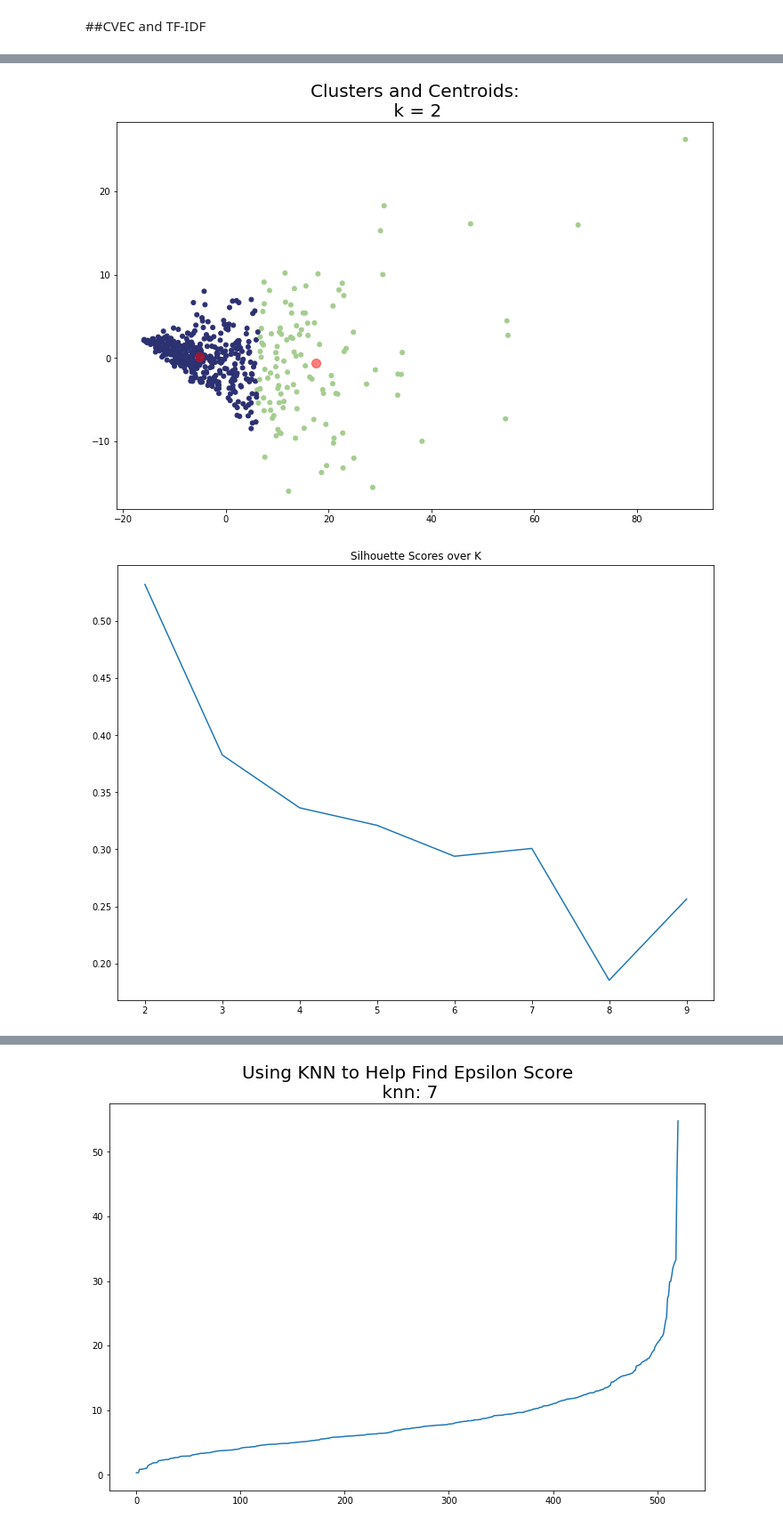
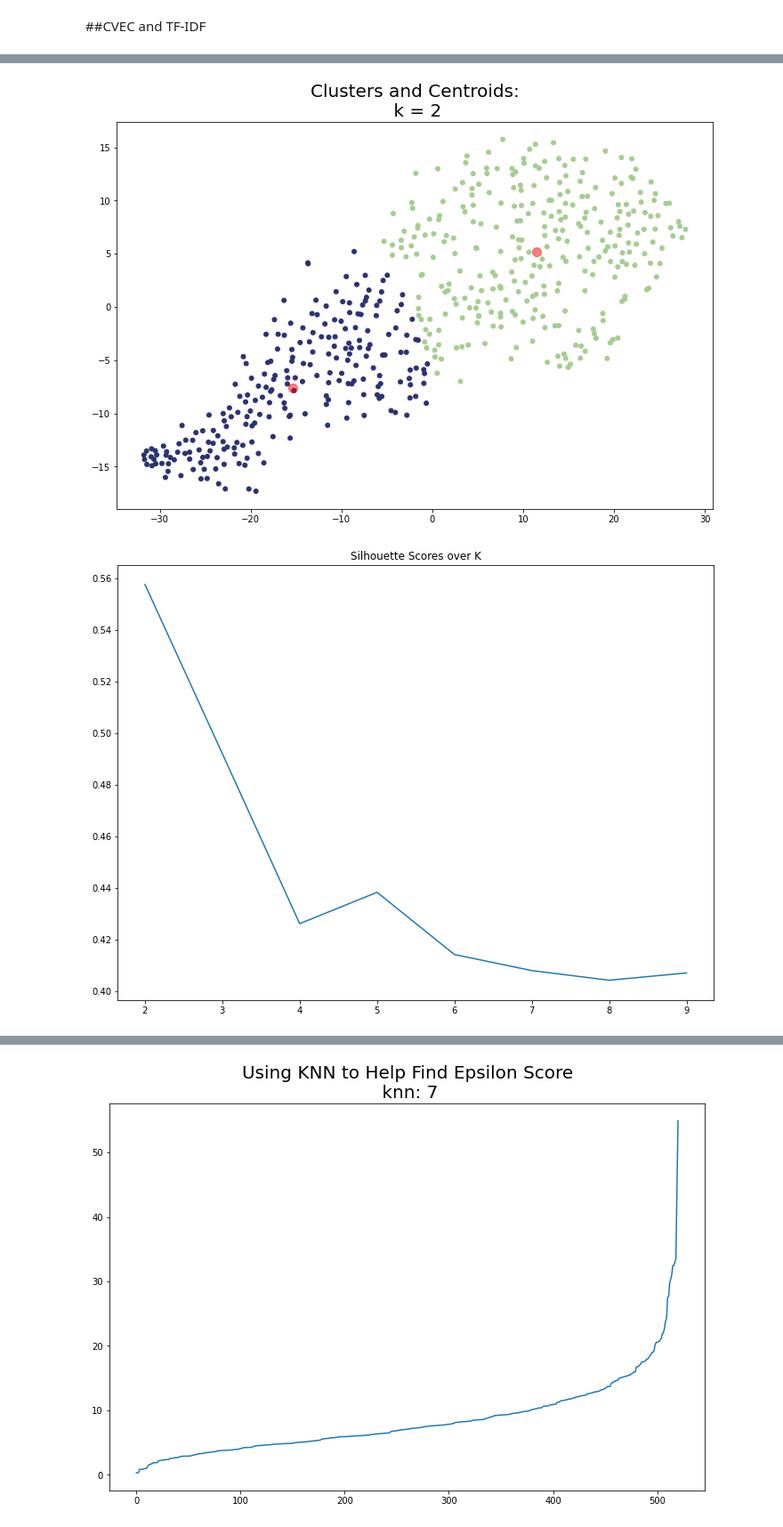
Before and after one commit to jabrown5/political-affiliation-using-twitter-116th-congress, a Jupyter notebook: code/05_Modeling.ipynb, the cells around one changed output, grey strips where cells are left out. Shown: that part at 89% size. Saved outputs shown, nothing was run; the diff lists cells and outputs as text; code cells hidden in the pictures.

```diff
--- a/code/05_Modeling.ipynb
+++ b/code/05_Modeling.ipynb
@@ -117,7 +75,7 @@ data = pd.concat([data1, data2, data3, data4], axis=0, sort=False)
 # data = data.drop_duplicates()
 # %%
 # keeping only certain columns that will be used
-columns_keep =['screen_name','state','position','name','party','tweet_count','text_concat_clean','liststring','vectors']
+columns_keep =['screen_name','state','position','name','party','tweet_count','text_concat_clean','liststring','vectors', 'text_length', 'word_length']
 
 data = data[columns_keep]
 # %%
@@ -161,6 +117,19 @@ X_pca = pca.fit_transform(X)
 # Applying standard scaler, then applying PCA to word vectors
 pca_sc = PCA(n_components = 0.95)
 X_pca_sc = pca_sc.fit_transform(X_sc)
+
+# TSNE w/ scaled data
+tsne = TSNE(n_components=2)
+X_tsne = tsne.fit_transform(X)
+
+X_tsne_pca = tsne.fit_transform(X_pca)
+
+
+# TSNE w/ scaled data
+tsne = TSNE(n_components=2)
+X_tsne_sc = tsne.fit_transform(X_sc)
+
+X_tsne_sc_pca = tsne.fit_transform(X_pca_sc)
 # %%
 def find_scores_k(X_choice):
     # looking at multiple silhouette scores
@@ -332,15 +349,15 @@ plot_k_clusters(2, X_pca)
 # %%
-# Based on above information, fitting with model with best inertia score
-# to get labels
+# Based on above information, fit model w/ info
+# from model w/ best silhouette & inertia scores to get labels
+# add cluster labels to dataframe
 
 km = KMeans(n_clusters = 2, random_state=516)
 
-km.fit(X_pca)
-
+km.fit(X_tsne_sc)
 
 print(set(km.labels_))
 
-print(silhouette_score(X_pca, km.labels_))
+print(silhouette_score(X_tsne_sc, km.labels_))
 
 print('--------------------')
 
@@ -501,6 +502,24 @@ X_pca_t = pca.fit_transform(X_t)
 pca_sc = PCA(n_components = 0.95)
 X_pca_sc_c = pca_sc.fit_transform(X_sc_c)
 X_pca_sc_t = pca_sc.fit_transform(X_sc_t)
+
+# TSNE w/ scaled data
+tsne = TSNE(n_components=2)
+# X_tsne = tsne.fit_transform(X)
+X_tsne_c = tsne.fit_transform(X_c)
+X_tsne_t = tsne.fit_transform(X_t)
+
+X_tsne_sc_c = tsne.fit_transform(X_pca_c)
+X_tsne_sc_t = tsne.fit_transform(X_pca_t)
+
+# TSNE w/ scaled data
+tsne = TSNE(n_components=2)
+# X_tsne_sc = tsne.fit_transform(X_sc)
+X_tsne_pca_c = tsne.fit_transform(X_pca_c)
+X_tsne_pca_t = tsne.fit_transform(X_pca_t)
+
+X_tsne_pca_sc_c = tsne.fit_transform(X_pca_sc_c)
+X_tsne_pca_sc_t = tsne.fit_transform(X_pca_sc_t)
 # %%
 find_scores_k(X_c)
 # %% [output]
@@ -552,9 +619,9 @@ find_scores_k(X_pca_sc_c)
 # %%
-plot_k_clusters(2, X_pca_sc_c)
+plot_k_clusters(2, X_tsne_pca_sc_c)
 # %% [output]
-[figure, old version]
+[figure, new version]
 # %%
-plot_sil_score(X_pca_c)
+plot_sil_score(X_tsne_pca_sc_c)
 # %% [output]
-[figure, old version]
+[figure, new version]
 # %%
```
Also changed, not shown: parts of 71 cells of this notebook, 5 other files.
